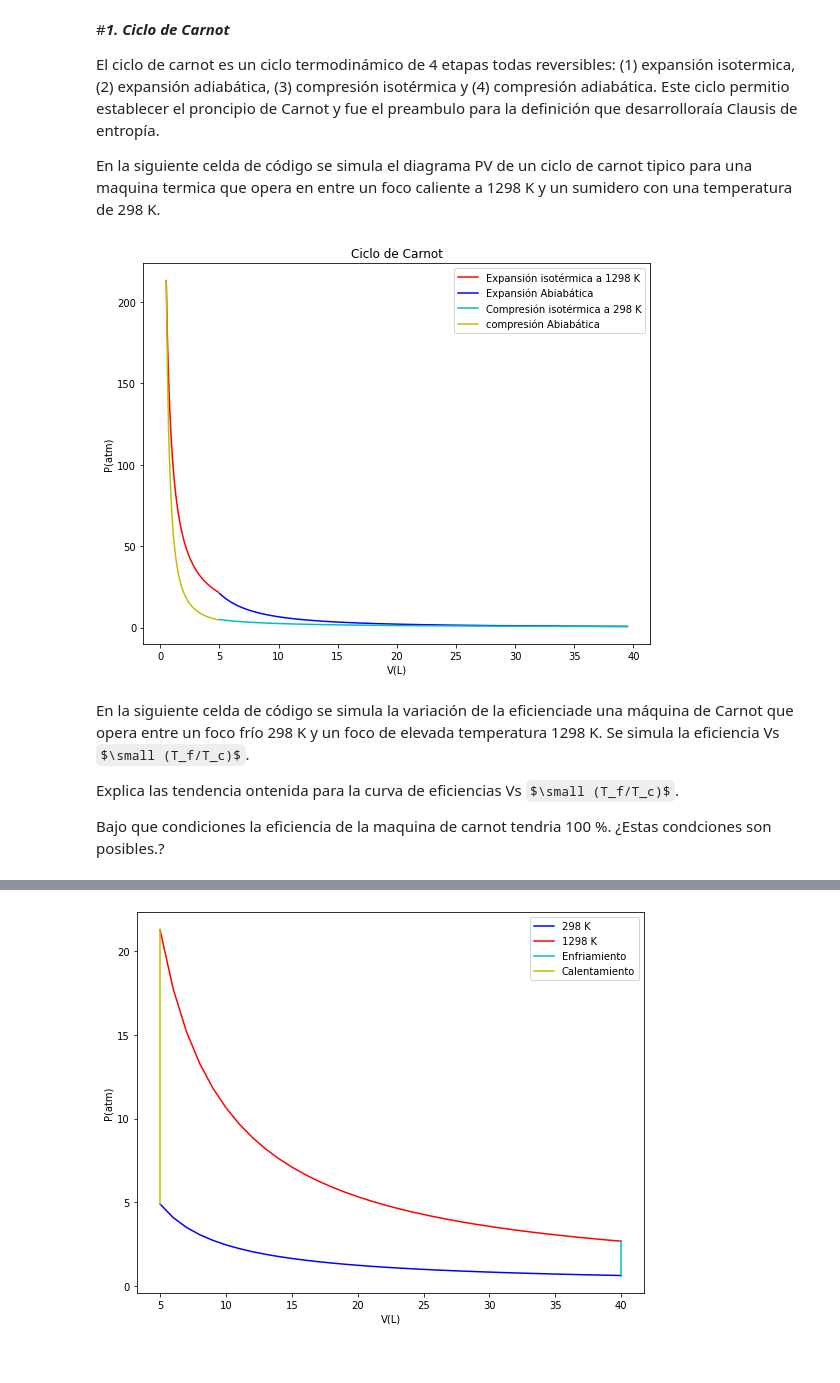
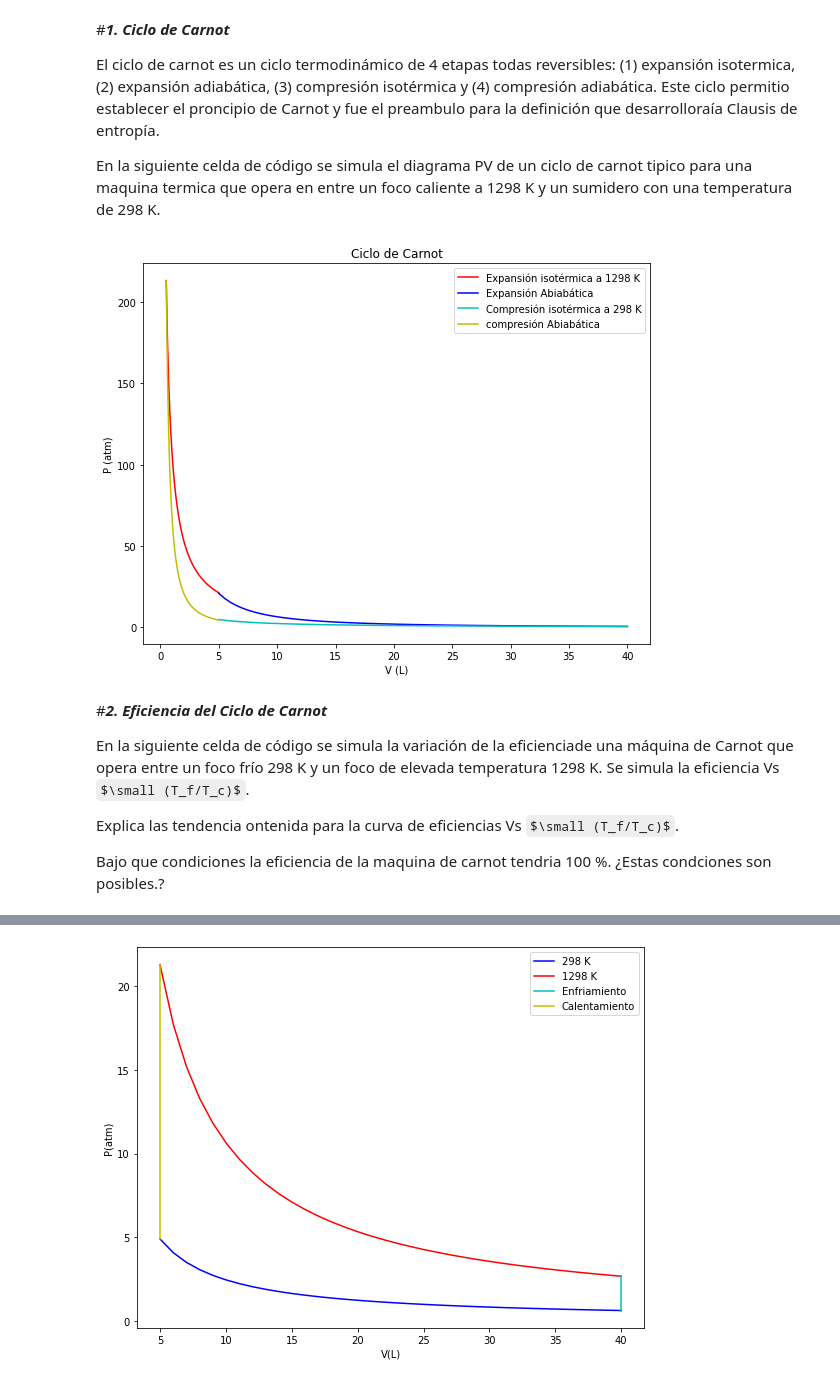
Before and after one commit to wavallejol/ColabChem2, a Jupyter notebook: Sesión8_MaquinaTermica.ipynb, the cells around one changed output, grey strips where cells are left out. Drawn from its saved outputs; the diff is of its cells as text; code cells hidden in the pictures; some formulas as TeX source.

```diff
--- a/Sesión8_MaquinaTermica.ipynb
+++ b/Sesión8_MaquinaTermica.ipynb
@@ -46,29 +46,29 @@ El ciclo de carnot es un ciclo termodinámico de 4 etapas todas reversibles: (1)
 
 En la siguiente celda de código se simula el diagrama PV de un ciclo de carnot tipico para una maquina termica que opera en entre un foco caliente a 1298 K y un sumidero con una temperatura de 298 K.
 # %%
-V0= np.arange(0.5,5,0.1)   # Rango Volumen expansión isotérmica
+V0= np.arange(0.5,5.1,0.1)   # Rango Volumen expansión isotérmica
 P0=0.08206*1298/V0         # Curva de expansión isoter
-V= np.arange(5,40,0.5)     # Rango Volumen expansión adibática
+V= np.arange(5,40.5,0.5)     # Rango Volumen expansión adibática
 P3=308.12/V**1.67          # curva expansión adiabática
 P1=0.08206*298/V           # curva compresión isotermica
 P4=66.812/V0**1.67         # Rango Volumen compresión isotérmica
 
 plt.figure(figsize=(20,7))
 plt.subplot(1,2,1)
 
 plt.plot(V0,P0, "r", label="Expansión isotérmica a 1298 K")
 plt.plot(V,P3, "b", label="Expansión Abiabática")
 plt.plot(V,P1, "c", label="Compresión isotérmica a 298 K")
 plt.plot(V0,P4, "y", label="compresión Abiabática")
-plt.ylabel('P(atm)')
-plt.xlabel('V(L)')
+plt.ylabel('P (atm)')
+plt.xlabel('V (L)')
 plt.title('Ciclo de Carnot')
 plt.legend()
-plt.savefig("ejercicio", dpi=80)
 plt.show()
 # %% [output]
-[figure, old version]
+[figure, new version]
 # %% [markdown]
+#***2. Eficiencia del Ciclo de Carnot***
 
 En la siguiente celda de código se simula la variación de la eficienciade una máquina de Carnot que opera entre un foco frío 298 K y un foco de elevada temperatura  1298 K. Se simula la eficiencia Vs $\small (T_f/T_c)$.
 
```
Also changed, not shown: parts of 2 cells of this notebook.
